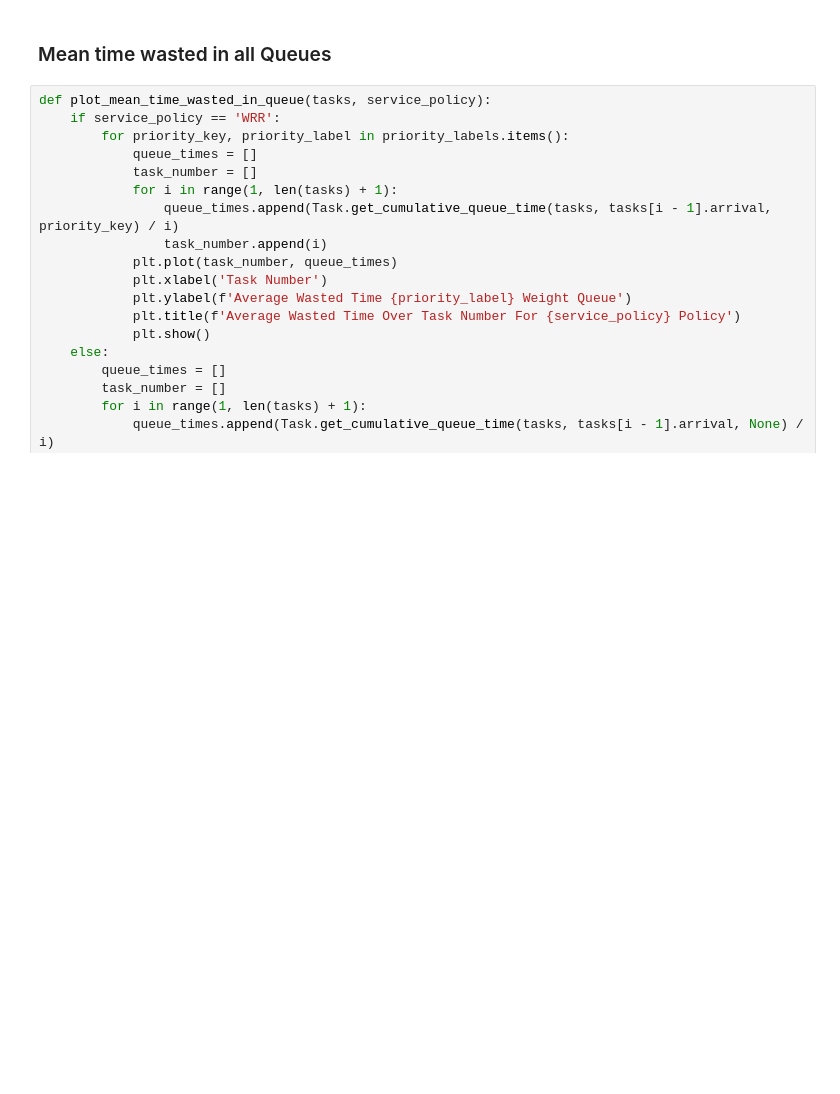
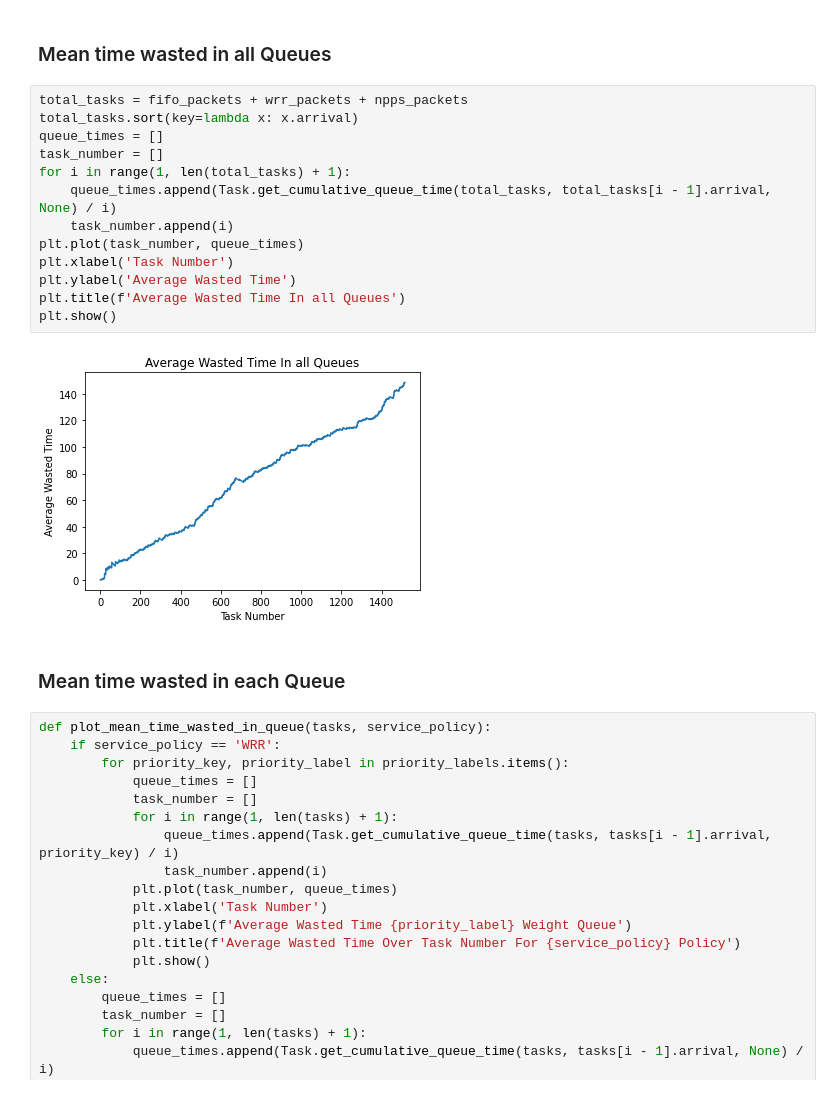
Before and after one commit to mjmaher987/Packet-Host-Router-Simulation, a Jupyter notebook: Source Codes/Router_Host_Network_Simulation - 020407 - 2113.ipynb, the cells around one changed output. Saved outputs shown, nothing was run; the diff lists cells and outputs as text; blank space fills up the shorter version.

Commit message:
add Average Wasted Time In all Queues

```diff
--- a/Source Codes/Router_Host_Network_Simulation - 020407 - 2113.ipynb
+++ b/Source Codes/Router_Host_Network_Simulation - 020407 - 2113.ipynb
@@ -370,6 +370,23 @@ plot_mean_length_of_queue(wrr_packets, 'WRR')
 [figure]
 # %% [markdown]
 ### Mean time wasted in all Queues
+# %%
+total_tasks = fifo_packets + wrr_packets + npps_packets
+total_tasks.sort(key=lambda x: x.arrival)
+queue_times = []
+task_number = []
+for i in range(1, len(total_tasks) + 1):
+    queue_times.append(Task.get_cumulative_queue_time(total_tasks, total_tasks[i - 1].arrival, None) / i)
+    task_number.append(i)
+plt.plot(task_number, queue_times)
+plt.xlabel('Task Number')
+plt.ylabel('Average Wasted Time')
+plt.title(f'Average Wasted Time In all Queues')
+plt.show()
+# %% [output]
+[figure, added]
+# %% [markdown]
+### Mean time wasted in each Queue
 # %%
 def plot_mean_time_wasted_in_queue(tasks, service_policy):
     if service_policy == 'WRR':
```
Also changed, not shown: parts of 1 cell of this notebook.
